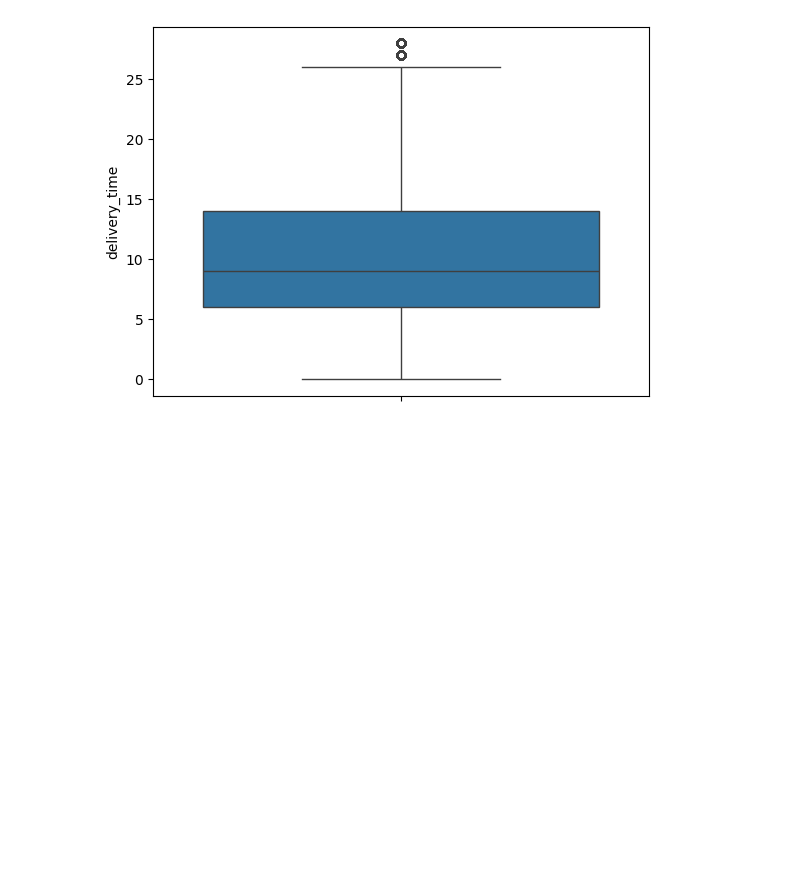
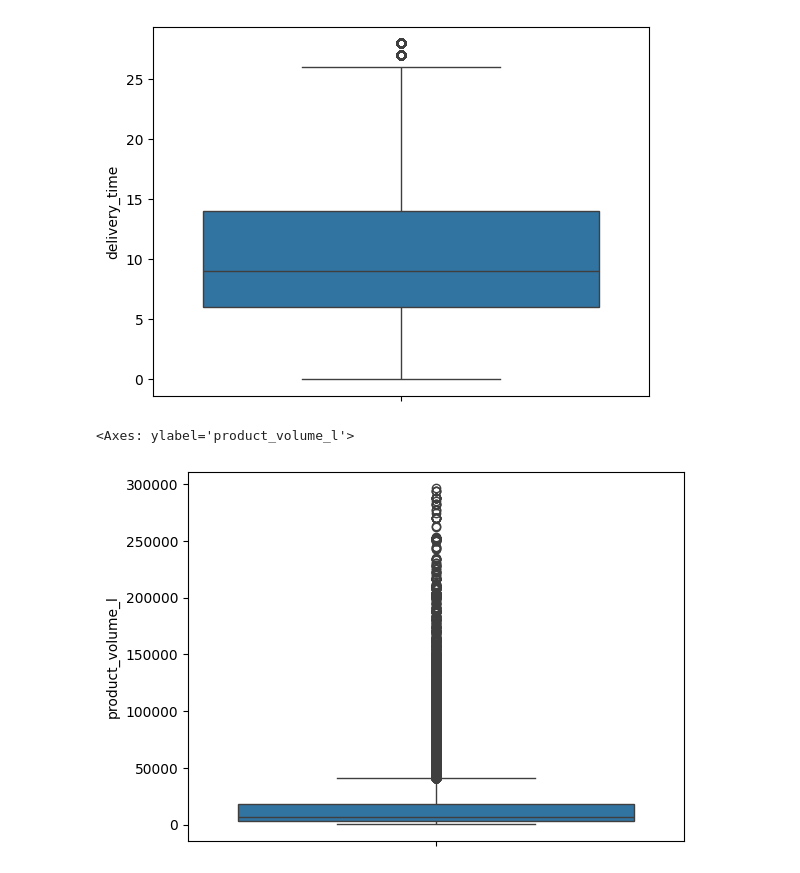
Before and after one commit to henriquefac/ciencia_de_dados_av1, a Jupyter notebook: av2/notebook/pre_data_processing.ipynb, the cells around one changed output. Saved outputs shown, nothing was run; the diff lists cells and outputs as text; code cells hidden in the pictures; blank space fills up the shorter version.

Commit message:
feito calculo do volume dos produtos e tratamento de outliers

```diff
--- a/av2/notebook/pre_data_processing.ipynb
+++ b/av2/notebook/pre_data_processing.ipynb
@@ -219,7 +207,19 @@ sns.boxplot(df['delivery_time'])
 # %%
-le_state = LabelEncoder()
-df['customer_state_encoded'] = le_state.fit_transform(df['customer_state'])
-df['seller_state_encoded'] = le_state.fit_transform(df['seller_state'])
+# Target Encoder Manual
+df_category_enconded = df.groupby(by='product_category_name')['delivery_time'].median()
+df_category_enconded = df_category_enconded.to_frame().reset_index()
+df_category_enconded.rename(columns={'delivery_time': 'product_category_name_encoded'}, inplace=True)
 
-le_category = LabelEncoder()
-df['product_category_name_encoded'] = le_category.fit_transform(df['product_category_name'])
+df = pd.merge(df, df_category_enconded, how='left', on='product_category_name')
+
+# TODO: Fazer o cálculo do volume dos produtos para uso de features
+df['product_volume_l'] = (
+    df['product_length_cm'] *
+    df['product_height_cm'] *
+    df['product_width_cm']
+)
+
+sns.boxplot(df['product_volume_l'])
+# %% [output]
+<Axes: ylabel='product_volume_l'>
+[figure, added]
```
Also changed, not shown: parts of 4 cells of this notebook, 6 other files.
